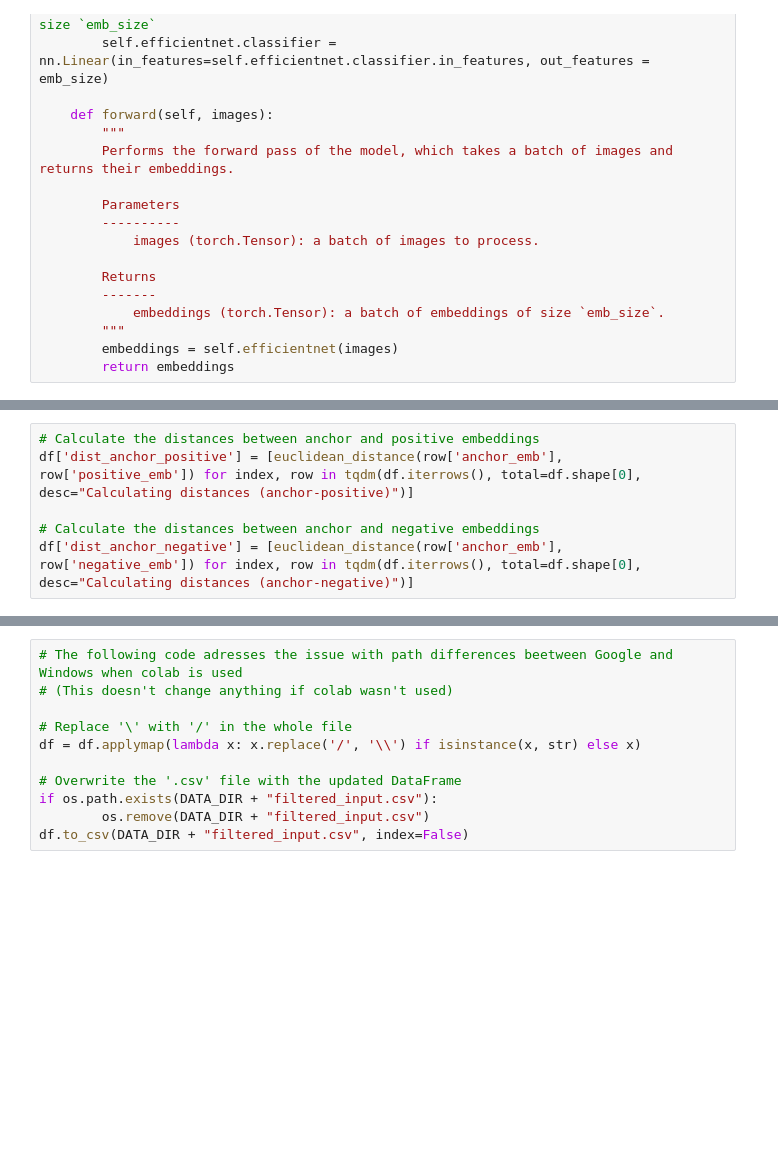
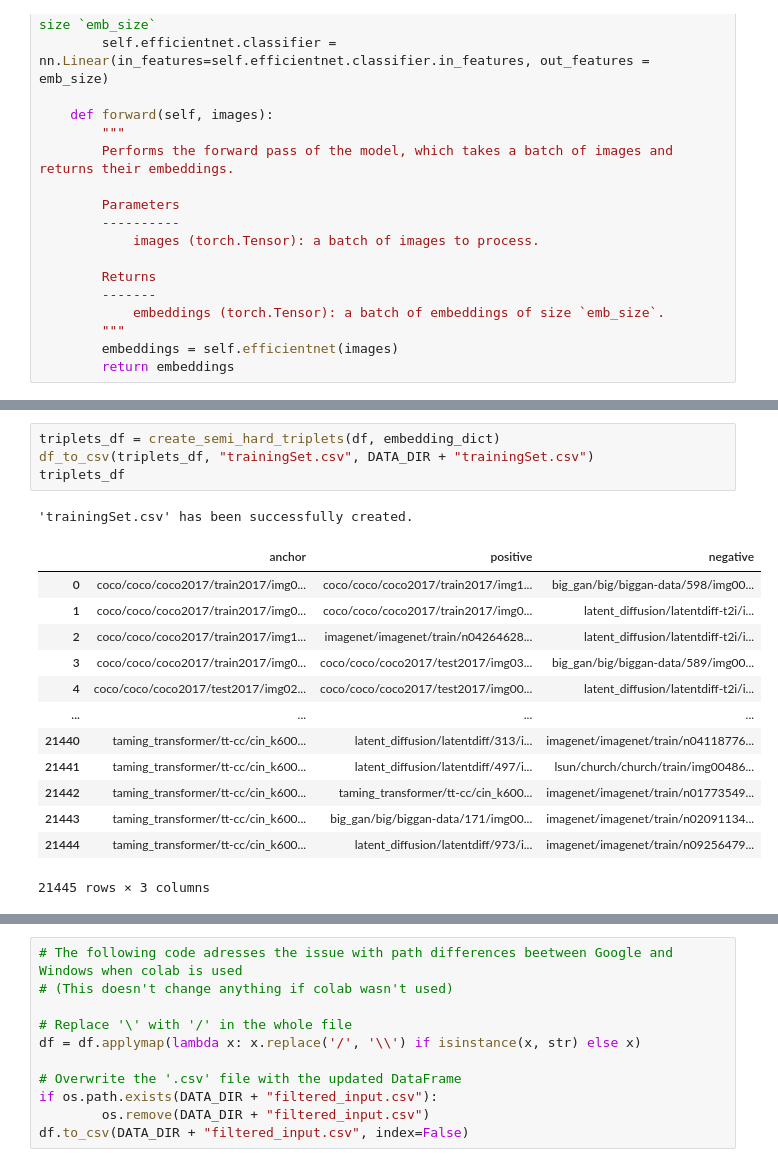
Before and after one commit to MarioCicalese/SiameseNN-for-Fake-images-detection, a Jupyter notebook: Semi-Hard_TripletsMining.ipynb, the cells around one changed output, grey strips where cells are left out. Cells and saved outputs as stored; diff of their text form; blank space fills up the shorter version.

```diff
--- a/Semi-Hard_TripletsMining.ipynb
+++ b/Semi-Hard_TripletsMining.ipynb
@@ -328,6 +253,0 @@ def euclidean_distance(a, b):
-# %%
-# Calculate the distances between anchor and positive embeddings
-df['dist_anchor_positive'] = [euclidean_distance(row['anchor_emb'], row['positive_emb']) for index, row in tqdm(df.iterrows(), total=df.shape[0], desc="Calculating distances (anchor-positive)")]
-
-# Calculate the distances between anchor and negative embeddings
-df['dist_anchor_negative'] = [euclidean_distance(row['anchor_emb'], row['negative_emb']) for index, row in tqdm(df.iterrows(), total=df.shape[0], desc="Calculating distances (anchor-negative)")]
@@ -477,0 +419,19 @@ plot_real_fake_count(df)
+# %%
+triplets_df = create_semi_hard_triplets(df, embedding_dict)
+df_to_csv(triplets_df, "trainingSet.csv", DATA_DIR + "trainingSet.csv")
+triplets_df
+# %% [output]
+'trainingSet.csv' has been successfully created.
+|  | anchor | positive | negative |
+| 0 | coco/coco/coco2017/train2017/img0... | coco/coco/coco2017/train2017/img1... | big_gan/big/biggan-data/598/img00... |
+| 1 | coco/coco/coco2017/train2017/img0... | coco/coco/coco2017/train2017/img0... | latent_diffusion/latentdiff-t2i/i... |
+| 2 | coco/coco/coco2017/train2017/img1... | imagenet/imagenet/train/n04264628... | latent_diffusion/latentdiff-t2i/i... |
+| 3 | coco/coco/coco2017/train2017/img0... | coco/coco/coco2017/test2017/img03... | big_gan/big/biggan-data/589/img00... |
+| 4 | coco/coco/coco2017/test2017/img02... | coco/coco/coco2017/test2017/img00... | latent_diffusion/latentdiff-t2i/i... |
+| ... | ... | ... | ... |
+| 21440 | taming_transformer/tt-cc/cin_k600... | latent_diffusion/latentdiff/313/i... | imagenet/imagenet/train/n04118776... |
+| 21441 | taming_transformer/tt-cc/cin_k600... | latent_diffusion/latentdiff/497/i... | lsun/church/church/train/img00486... |
+| 21442 | taming_transformer/tt-cc/cin_k600... | taming_transformer/tt-cc/cin_k600... | imagenet/imagenet/train/n01773549... |
+| 21443 | taming_transformer/tt-cc/cin_k600... | big_gan/big/biggan-data/171/img00... | imagenet/imagenet/train/n02091134... |
+| 21444 | taming_transformer/tt-cc/cin_k600... | latent_diffusion/latentdiff/973/i... | imagenet/imagenet/train/n09256479... |
+21445 rows × 3 columns
```
Also changed, not shown: parts of 37 cells of this notebook, 5 other files.
